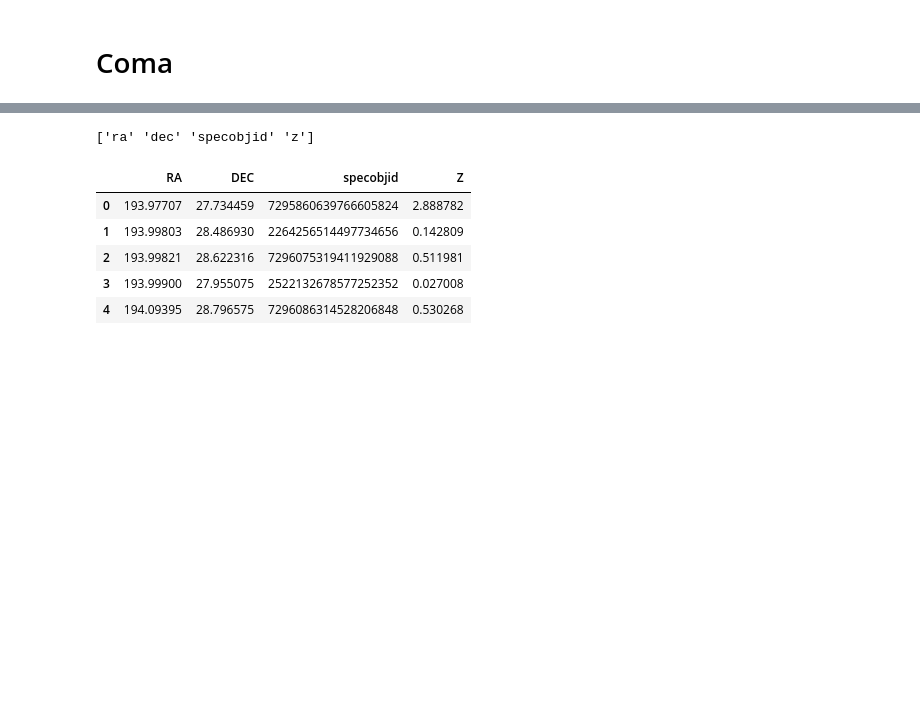
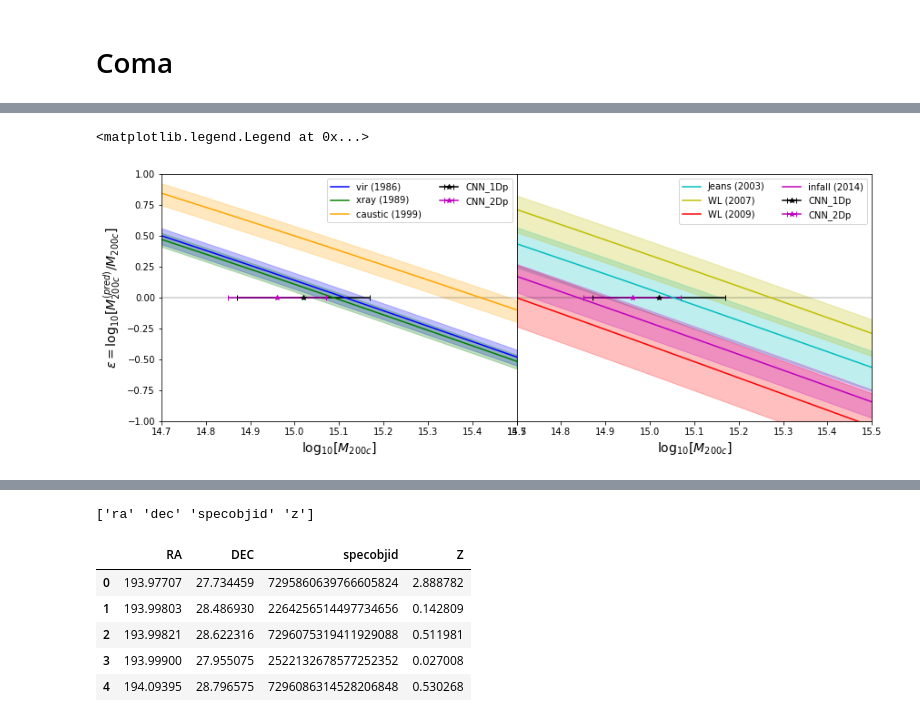
Before and after one commit to McWilliamsCenter/halo_cnn, a Jupyter notebook: notebooks/gama.ipynb, the cells around one changed output, grey strips where cells are left out. Cells and saved outputs as stored; diff of their text form; code cells hidden in the pictures; blank space fills up the shorter version.

```diff
--- a/notebooks/gama.ipynb
+++ b/notebooks/gama.ipynb
@@ -339,0 +469,64 @@ Mass Estimates
+# %%
+M_true_list = 10**np.arange(14.7,15.5,0.001)
+
+out = np.zeros(shape=(len(coma_masses.keys()),len(M_true_list),3))
+
+for i, key in np.ndenumerate(list(coma_masses.keys())):
+    i=i[0]
+    for j, M_true in np.ndenumerate(list(M_true_list)):
+        j=j[0]
+        out[i,j,0] = M_200c_from_M(M=coma_masses[key][1]*10**15,
+                                   R=coma_masses[key][0],
+                                   M_200ctrue=M_true)
+        out[i,j,1] = M_200c_from_M(M=(coma_masses[key][1]+coma_masses[key][2][0])*10**15,
+                                   R=coma_masses[key][0],
+                                   M_200ctrue=M_true)
+        out[i,j,2] = M_200c_from_M(M=(coma_masses[key][1]+coma_masses[key][2][1])*10**15,
+                                   R=coma_masses[key][0],
+                                   M_200ctrue=M_true)
+
+f = plt.figure(figsize=(14,5))
+gs = mpl.gridspec.GridSpec(1,2,wspace=0)
+
+c = ['b','g','orange','c','y','r','m']
+
+ax = f.add_subplot(gs[0,0])
+ax.plot(np.log10(M_true_list),[0]*len(M_true_list),'-',c='k', alpha=0.2)
+for i, key in np.ndenumerate(list(coma_masses.keys())[:3]):
+    i=i[0]
+    ax.plot(np.log10(M_true_list), np.log10(out[i,:,0]/M_true_list), label=key, c=c[i])
+    ax.fill_between(np.log10(M_true_list), np.log10(out[i,:,1]/M_true_list), np.log10(out[i,:,2]/M_true_list),
+                     alpha=0.25, color=c[i],)
+
+ax.errorbar(x=np.log10(10**15.02), y=0, xerr=0.15,
+             marker='*',label='CNN_1Dp', c='k', capsize=3)
+ax.errorbar(x=np.log10(10**14.96), y=0, xerr=0.11,
+             marker='*',label='CNN_2Dp', c='m', capsize=3)
+
+ax.set_xlim(np.log10(M_true_list.min()),np.log10(M_true_list.max()))
+ax.set_ylim(-1,1)
+ax.set_xlabel('$\log_{10}[M_{200c}]$', fontsize=14)
+ax.set_ylabel('$\epsilon=\log_{10}[M_{200c}^{(pred)}/M_{200c}]$', fontsize=14)
+ax.legend(ncol=2)
+
+ax = f.add_subplot(gs[0,1])
+ax.plot(np.log10(M_true_list),[0]*len(M_true_list),'-',c='k', alpha=0.2)
+for i, key in np.ndenumerate(list(coma_masses.keys())[3:]):
+    i=i[0]+3
+    ax.plot(np.log10(M_true_list), np.log10(out[i,:,0]/M_true_list), label=key, c=c[i])
+    ax.fill_between(np.log10(M_true_list), np.log10(out[i,:,1]/M_true_list), np.log10(out[i,:,2]/M_true_list),
+                     alpha=0.25, color=c[i])
+
+ax.errorbar(x=np.log10(10**15.02), y=0, xerr=0.15,
+             marker='*',label='CNN_1Dp', c='k', capsize=3)
+ax.errorbar(x=np.log10(10**14.96), y=0, xerr=0.11,
+             marker='*',label='CNN_2Dp', c='m', capsize=3)
+
+ax.set_xlim(np.log10(M_true_list.min()),np.log10(M_true_list.max()))
+ax.set_ylim(-1,1)
+ax.set_xlabel('$\log_{10}[M_{200c}]$', fontsize=14)
+ax.set_yticks([])
+ax.legend(ncol=2)
+# %% [output]
+<matplotlib.legend.Legend at 0x...>
+[figure, added]
```
Also changed, not shown: parts of 21 cells of this notebook, 5 other files.
